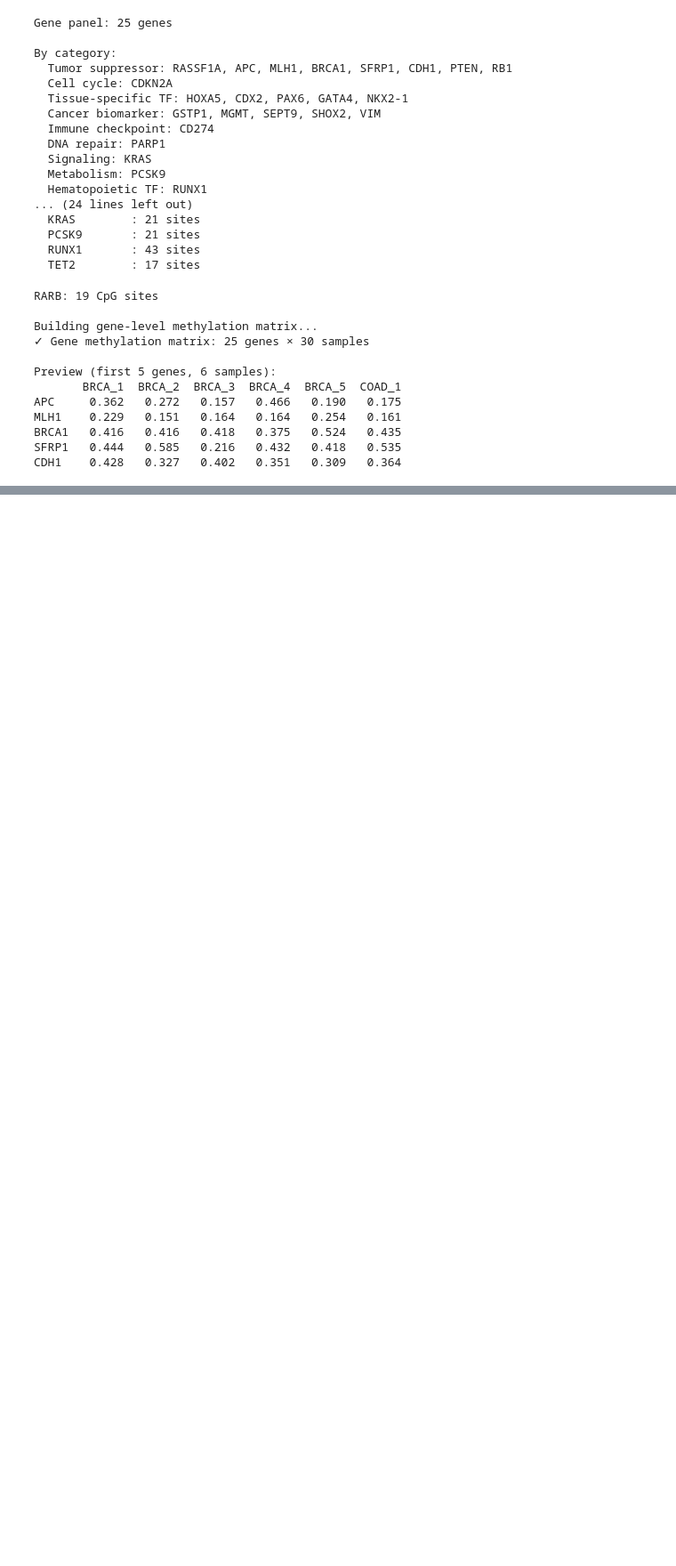
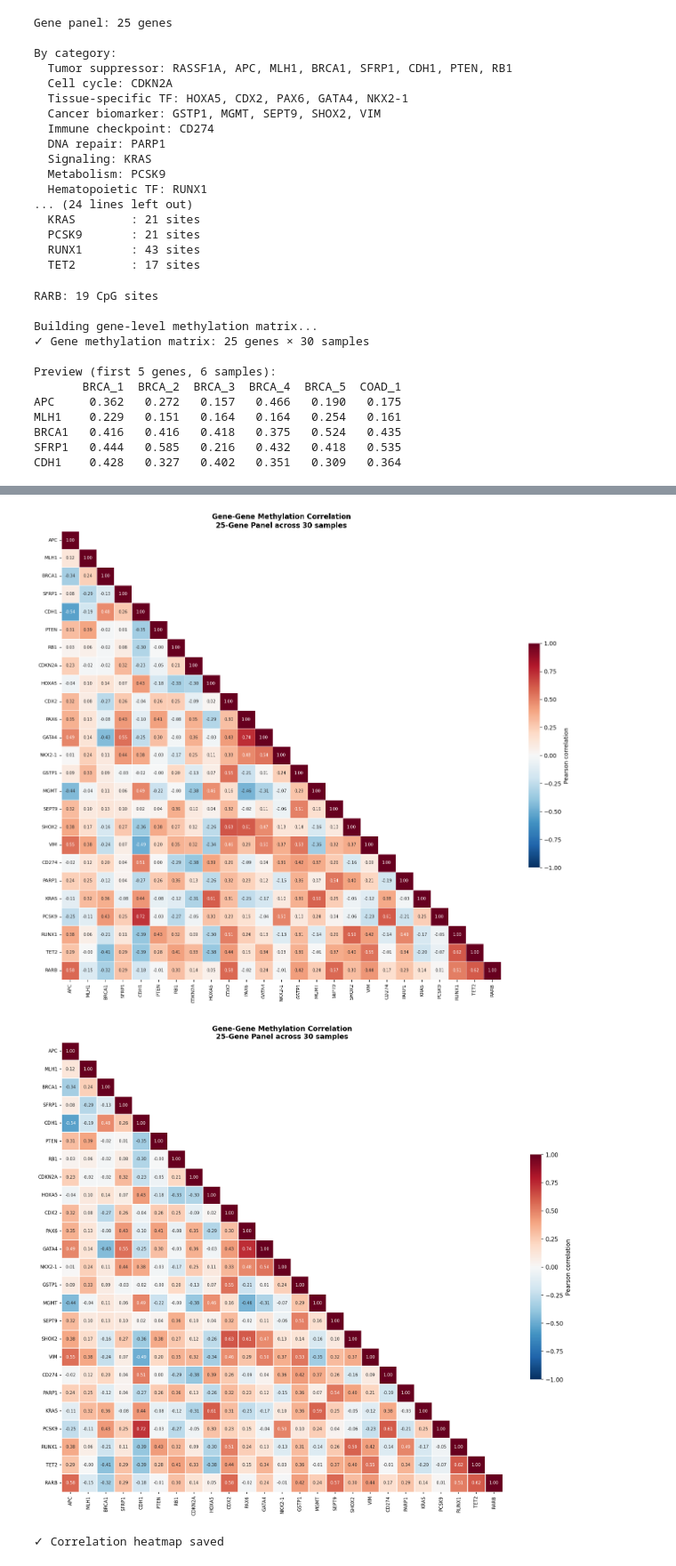
Before and after one commit to bmurnyak/methylation-tissue-classifier, a Jupyter notebook: notebooks/01_ccle_methylation_panel.ipynb, the cells around one changed output, grey strips where cells are left out. Shown at 89% size. Cells and saved outputs as stored; diff of their text form; code cells hidden in the pictures; blank space fills up the shorter version.

```diff
--- a/notebooks/01_ccle_methylation_panel.ipynb
+++ b/notebooks/01_ccle_methylation_panel.ipynb
@@ -432,0 +824,31 @@ ModuleNotFoundError: No module named 'matplotlib'
+# %%
+# Cell 13 — gene correlation heatmap
+import matplotlib.pyplot as plt
+import seaborn as sns
+from IPython.display import display, Image
+
+corr = gene_meth.T.corr()
+
+fig, ax = plt.subplots(figsize=(14, 12))
+mask = np.zeros_like(corr, dtype=bool)
+mask[np.triu_indices_from(mask, k=1)] = True
+
+sns.heatmap(corr, mask=mask, cmap='RdBu_r', center=0,
+            vmin=-1, vmax=1, linewidths=0.5, linecolor='white',
+            ax=ax, cbar_kws={'label': 'Pearson correlation', 'shrink': 0.5},
+            annot=True, fmt='.2f', annot_kws={'size': 7})
+
+ax.set_title('Gene-Gene Methylation Correlation\n25-Gene Panel across 30 samples',
+             fontsize=12, fontweight='bold')
+ax.tick_params(axis='both', labelsize=8)
+
+plt.tight_layout()
+path = '/home/bmurnyak/methylation-tissue-classifier/results/plots/gene_correlation.png'
+plt.savefig(path, dpi=150, bbox_inches='tight')
+plt.show()
+display(Image(path))
+print("✓ Correlation heatmap saved")
+# %% [output]
+[figure, added]
+[figure, added]
+✓ Correlation heatmap saved
```
Also changed, not shown: parts of 13 cells of this notebook, 34 other files.
